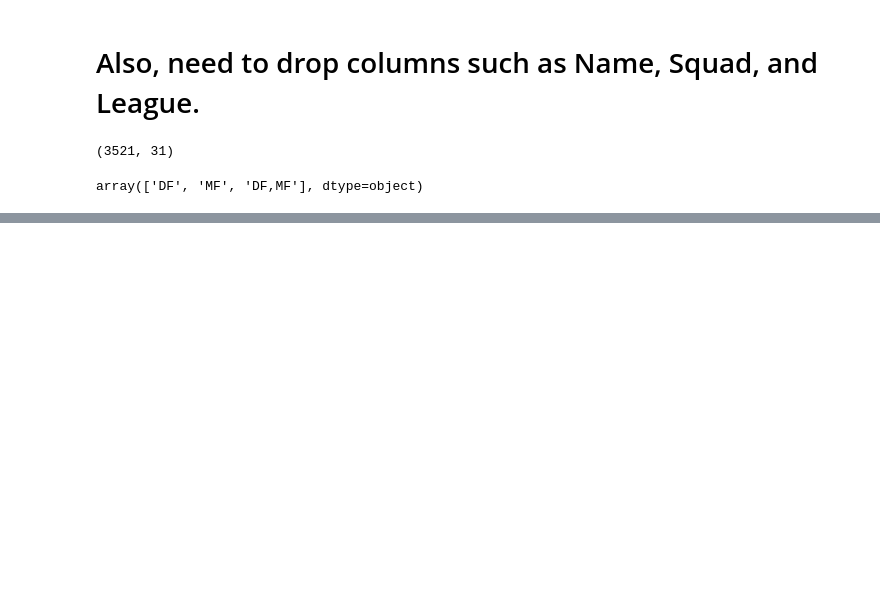
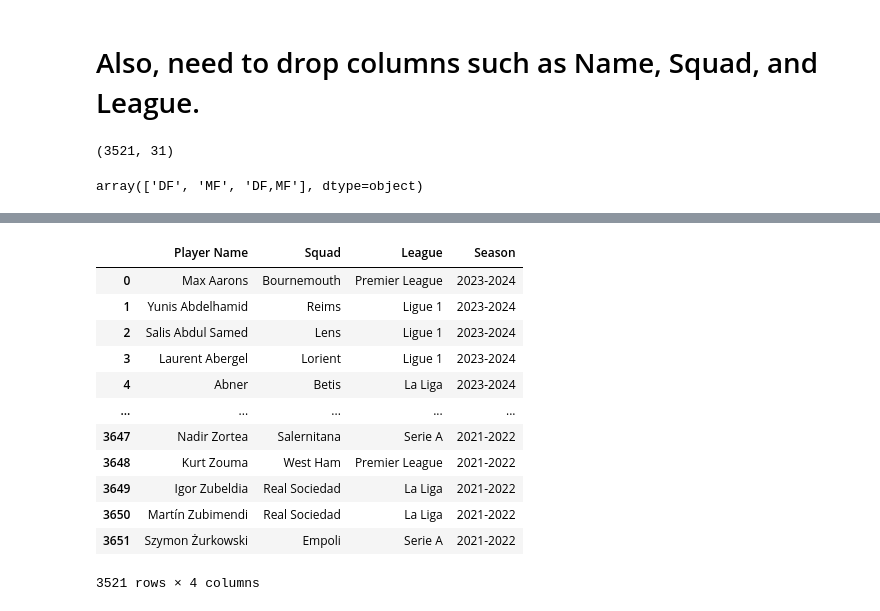
Before and after one commit to rvelez1005/SARG-Defender-Analytics, a Jupyter notebook: defender_models.ipynb, the cells around one changed output, grey strips where cells are left out. Saved outputs shown, nothing was run; the diff lists cells and outputs as text; code cells hidden in the pictures; blank space fills up the shorter version.

```diff
--- a/defender_models.ipynb
+++ b/defender_models.ipynb
@@ -265,0 +342,18 @@ plot_residuals(y_test, y_pred_gb, "Gradient Boosting")
+# %%
+player_info = df_clean[["Player Name", "Squad", "League", "Season"]]
+# %%
+player_info
+# %% [output]
+|  | Player Name | Squad | League | Season |
+| 0 | Max Aarons | Bournemouth | Premier League | 2023-2024 |
+| 1 | Yunis Abdelhamid | Reims | Ligue 1 | 2023-2024 |
+| 2 | Salis Abdul Samed | Lens | Ligue 1 | 2023-2024 |
+| 3 | Laurent Abergel | Lorient | Ligue 1 | 2023-2024 |
+| 4 | Abner | Betis | La Liga | 2023-2024 |
+| ... | ... | ... | ... | ... |
+| 3647 | Nadir Zortea | Salernitana | Serie A | 2021-2022 |
+| 3648 | Kurt Zouma | West Ham | Premier League | 2021-2022 |
+| 3649 | Igor Zubeldia | Real Sociedad | La Liga | 2021-2022 |
+| 3650 | Martín Zubimendi | Real Sociedad | La Liga | 2021-2022 |
+| 3651 | Szymon Żurkowski | Empoli | Serie A | 2021-2022 |
+3521 rows × 4 columns
```
Also changed, not shown: parts of 50 cells of this notebook.
